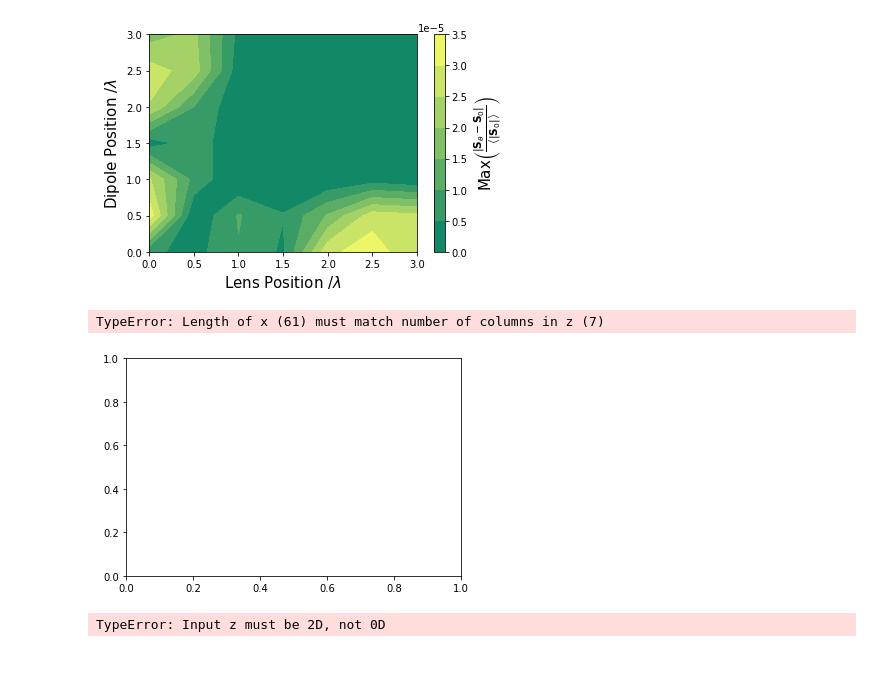
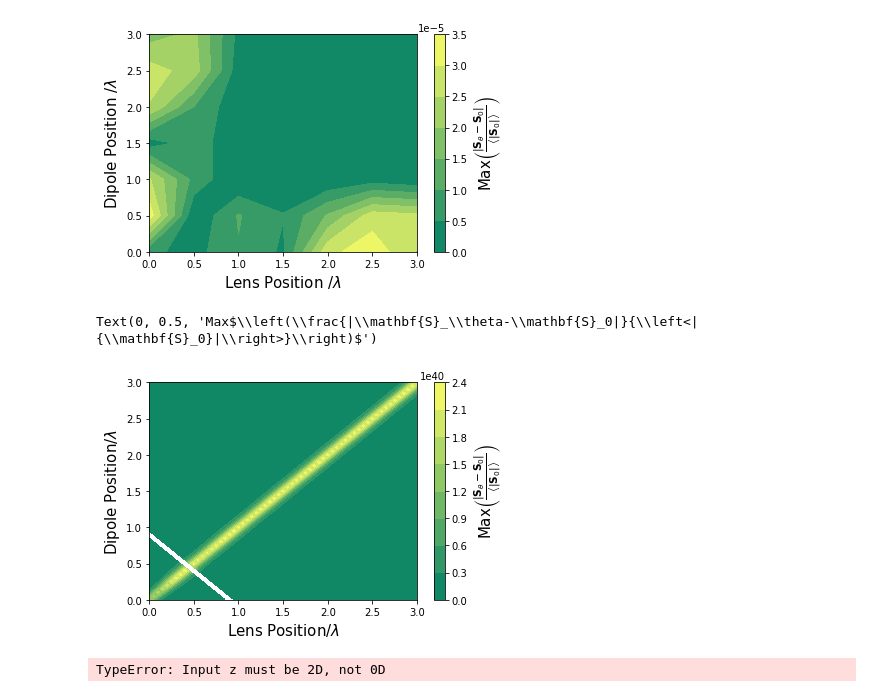
Before and after one commit to eitandv/Public_Maze, a Jupyter notebook: Good Coding/Poynting.ipynb, the cells around one changed output. Cells and saved outputs as stored; diff of their text form; code cells hidden in the pictures; blank space fills up the shorter version.

```diff
--- a/Good Coding/Poynting.ipynb
+++ b/Good Coding/Poynting.ipynb
@@ -539,18 +541,19 @@ def S_dipole_max(x,y_range,z,zp=600*10**(-9),data=data1):
     values_norms = np.array([np.linalg.norm([v[0],v[1]]) for v in values])
     mask = values_norms>10**(70)
     masked_new_norms = np.ma.array(values_norms, mask=mask)
+    masked_new_norms = values_norms
     norms_max = np.amax(masked_new_norms)
     return norms_max
 
 Sv_dipole_max = np.vectorize(S_dipole_max)
 # %%
-zcs = np.arange(0, 3.5, 0.5)*(600*10**(-9))
-zps = np.arange(0, 3.5, 0.5)*(600*10**(-9))
+zcs = np.arange(0, 3.05, 0.05)*(600*10**(-9))
+zps = np.arange(0, 3.05, 0.05)*(600*10**(-9))
 zc,zp = np.meshgrid(zcs,zps)
 y_range = 'Place Holder'
 
 start = timer()
-S_values = Sv_dipole_max(0, y_range, zc, zp=zp, data=data1)
+#S_values = Sv_dipole_max(0, y_range, zc, zp=zp, data=data1)
 end = timer()
 print('elapsed time S Topo: {}min'.format((end - start)/60))
 start = timer()
@@ -590,19 +593,20 @@ with open('test2.npy', 'rb') as f:
     b = np.load(f, allow_pickle=True)
 # %%
 X,Y = zcs/(600*10**(-9)),zps/(600*10**(-9))
-new_norms = (a)
-mask = new_norms>10**(70)
-masked_new_norms = np.ma.array(new_norms, mask=mask)
+new_norms = (S_notopo_values)
+#mask = new_norms>10**(70)
+#masked_new_norms = np.ma.array(new_norms, mask=mask)
+masked_new_norms = new_norms
 
 fig, ax = plt.subplots()
 ax2 = ax.contourf(X,Y, masked_new_norms, cmap='summer')
 cb = fig.colorbar(ax2)
 ax.set_xlabel(r'Lens Position$/\lambda$', size=15)
 ax.set_ylabel(r'Dipole Position$/\lambda$', size=15)
 cb.ax.set_ylabel(r'Max$\left(\frac{|\mathbf{S}_\theta-\mathbf{S}_0|}{\left<|{\mathbf{S}_0}|\right>}\right)$', size=15)
 # %% [output]
-TypeError: Length of x (61) must match number of columns in z (7)
+Text(0, 0.5, 'Max$\\left(\\frac{|\\mathbf{S}_\\theta-\\mathbf{S}_0|}{\\left<|{\\mathbf{S}_0}|\\right>}\\right)$')
-[figure, old version]
+[figure, new version]
 # %%
 X,Y = zcs/(600*10**(-9)),zps/(600*10**(-9))
 new_norms = (b)
```
Also changed, not shown: parts of 2 cells of this notebook, 3 other files.
